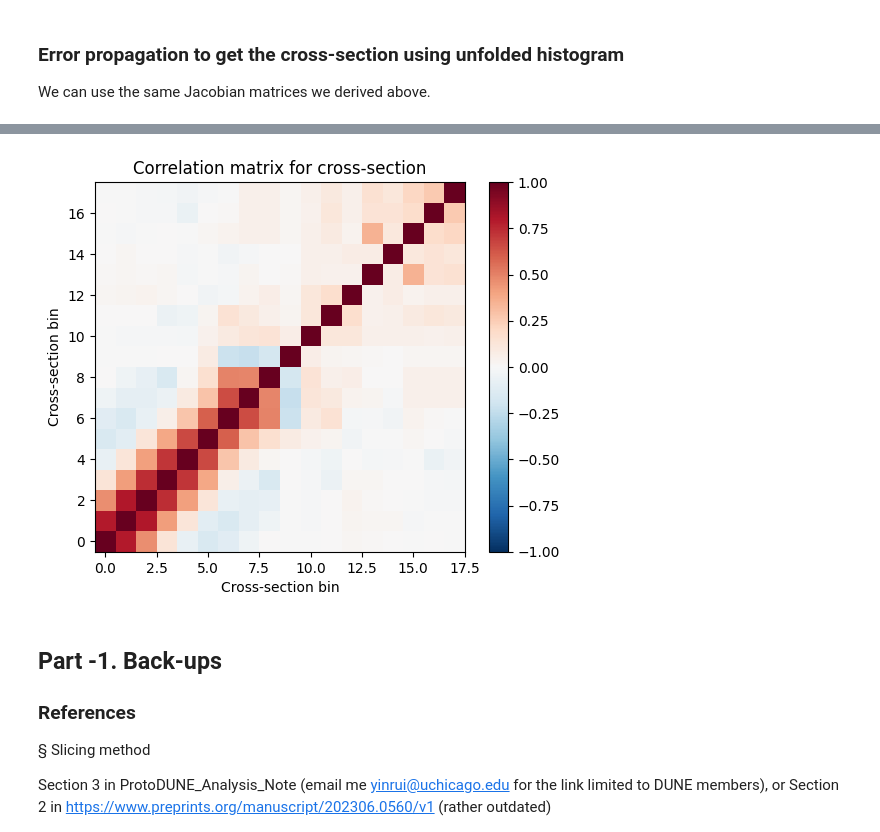
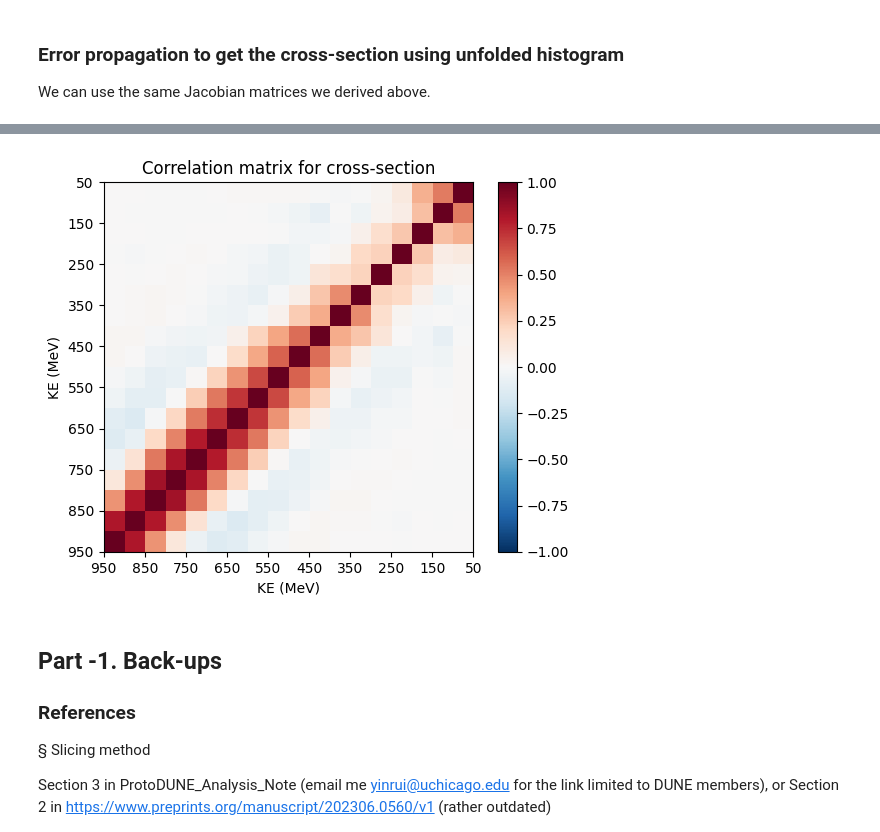
Before and after one commit to Yinrui-Liu/hadron-Ar_XS, a Jupyter notebook: hadron-Ar_XS.ipynb, the cells around one changed output, grey strips where cells are left out. Cells and saved outputs as stored; diff of their text form; code cells hidden in the pictures.

```diff
--- a/hadron-Ar_XS.ipynb
+++ b/hadron-Ar_XS.ipynb
@@ -704,9 +720,10 @@ Input Response_matrix(meas_3D1D_map[meas_SID3D[ievt]], true_3D1D_map[true_SID3D_
 # %%
 ### prepare fake data # TB updated maybe
 #Ndata = 1000
-data_meas_N1D = np.random.normal(meas_N1D/100, meas_N1D_err/10)
-data_meas_N1D = np.clip(data_meas_N1D, 0, np.max(data_meas_N1D)+.1)
-#data_meas_V1D = np.diag(meas_N1D_err*meas_N1D_err)
-data_meas_V1D = np.diag(data_meas_N1D)
-print("Number of data events measured:", sum(data_meas_N1D))
+data_meas_N1D = meas_N1D#np.random.normal(meas_N1D/100, meas_N1D_err/10); data_meas_N1D = np.clip(data_meas_N1D, 0, np.max(data_meas_N1D)+.1)
+data_meas_V1D = np.diag(meas_N1D_err*meas_N1D_err)
+#data_meas_V1D = np.diag(data_meas_N1D)
+Ndata = sum(data_meas_N1D)
+data_MC_scale = Ndata/Nselected_true_evts
+print("Number of data events measured:", Ndata)
 # %% [output]
@@ -801,11 +818,16 @@ Calculating covariances due to number of measured events
 unfd_N3D = np.zeros(Ntruebins_3D)
 unfd_N3D_Vcov = np.zeros([Ntruebins_3D, Ntruebins_3D])
 for ibin in range(Ntruebins_3D):
-    if true_3D1D_map[ibin] > 0 and data_unfold[true_3D1D_map[ibin]-1] > 0:
-        unfd_N3D[ibin] = data_unfold[true_3D1D_map[ibin]-1] / eff1D[true_3D1D_map[ibin]-1]
-        for jbin in range(Ntruebins_3D):
-            if true_3D1D_map[jbin] > 0 and data_unfold[true_3D1D_map[jbin]-1] > 0:
-                unfd_N3D_Vcov[ibin, jbin] = data_unfold_cov[true_3D1D_map[ibin]-1, true_3D1D_map[jbin]-1] / (eff1D[true_3D1D_map[ibin]-1]*eff1D[true_3D1D_map[jbin]-1])
+    if true_3D1D_map[ibin] > 0:
+        if data_unfold[true_3D1D_map[ibin]-1] > 0:
+            unfd_N3D[ibin] = data_unfold[true_3D1D_map[ibin]-1] / eff1D[true_3D1D_map[ibin]-1]
+            for jbin in range(Ntruebins_3D):
+                if true_3D1D_map[jbin] > 0 and data_unfold[true_3D1D_map[jbin]-1] > 0:
+                    unfd_N3D_Vcov[ibin, jbin] = data_unfold_cov[true_3D1D_map[ibin]-1, true_3D1D_map[jbin]-1] / (eff1D[true_3D1D_map[ibin]-1]*eff1D[true_3D1D_map[jbin]-1])
+        elif eff1D[true_3D1D_map[ibin]-1] == 0:
+            #print(data_unfold[true_3D1D_map[ibin]-1], true_N1D[true_3D1D_map[ibin]-1])
+            unfd_N3D[ibin] = true_N3D[ibin]*data_MC_scale
+            unfd_N3D_Vcov[ibin, ibin] = true_N3D_Vcov[ibin, ibin]*data_MC_scale*data_MC_scale
 unfd_N3D_err = np.sqrt(np.diag(unfd_N3D_Vcov))
 
 plt.errorbar(np.arange(0, Ntruebins_3D), unfd_N3D, unfd_N3D_err)
@@ -922,7 +944,7 @@ unfd_XS_Vcov = np.einsum("ij,jk,lk->il", Jac_3N_XS_unfd, unfd_3N_Vcov, Jac_3N_XS
 XS_x = true_cKE[1:-1] # the underflow and overflow bin are not used
 XS_y = unfd_XS[1:-1]
 XS_xerr = true_wKE[1:-1]
-XS_yerr = np.sqrt(np.diagonal(unfd_XS_Vcov))[1:-1] # get the uncertainty from the covariance matrix
+XS_yerr = np.sqrt(np.diagonal(unfd_XS_Vcov)[1:-1]) # get the uncertainty from the covariance matrix
 plt.errorbar(XS_x, XS_y, XS_yerr, XS_xerr, fmt=".", label="Signal XS using unfolded result")
 xx = np.linspace(0, 1100, 100)
 plt.plot(xx,XS_gen_ex(xx), label="Signal XS curve used when generating events")
@@ -933,6 +955,7 @@ plt.ylabel("XS (mb)") # 1 mb = 10^{-27} cm^2
 XS_diff = XS_y - XS_gen_ex(XS_x)
 inv_unfd_XS_Vcov = np.linalg.pinv(unfd_XS_Vcov[1:-1, 1:-1])
 chi2 = np.einsum("i,ij,j->", XS_diff, inv_unfd_XS_Vcov, XS_diff)
+#print(f"Chi2 ignoring correlations is {sum(XS_diff*XS_diff/np.diag(unfd_XS_Vcov)[1:-1]):.2f}/{len(XS_diff)}={sum(XS_diff*XS_diff/np.diag(unfd_XS_Vcov)[1:-1])/len(XS_diff):.2f}" )
 plt.plot([], [], ' ', label=f"Chi2/Nbins = {chi2:.2f}/{len(XS_diff)} = {chi2/len(XS_diff):.2f}") # print chi2 result
 
 handles, labels = plt.gca().get_legend_handles_labels()
@@ -940,10 +963,12 @@ order = [0,2,1]
 plt.legend([handles[idx] for idx in order],[labels[idx] for idx in order])
 plt.show()
 
-plt.imshow(transform_cov_to_corr_matrix(unfd_XS_Vcov[1:-1, 1:-1]), origin="lower", cmap="RdBu_r", vmin=-1, vmax=1)
+plt.imshow(transform_cov_to_corr_matrix(unfd_XS_Vcov[1:-1, 1:-1]), origin="lower", cmap="RdBu_r", vmin=-1, vmax=1, extent=[950,50,950,50])
 plt.title(r"Correlation matrix for cross-section")
-plt.xlabel(r"Cross-section bin")
-plt.ylabel(r"Cross-section bin")
+plt.xticks([950,850,750,650,550,450,350,250,150,50])
+plt.yticks([950,850,750,650,550,450,350,250,150,50])
+plt.xlabel(r"KE (MeV)")
+plt.ylabel(r"KE (MeV)")
 plt.colorbar()
 plt.show()
 # %% [output]
@@ -951,4 +976,4 @@ plt.show()
-[figure, old version]
+[figure, new version]
 # %% [markdown]
 ## Part -1. Back-ups
 
```
Also changed, not shown: parts of 25 cells of this notebook.
